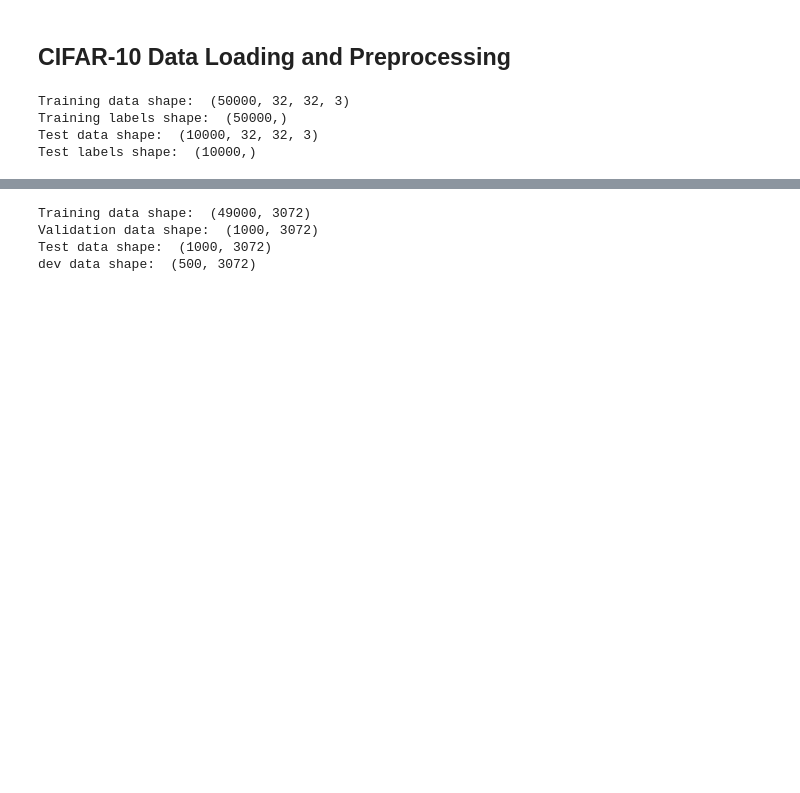
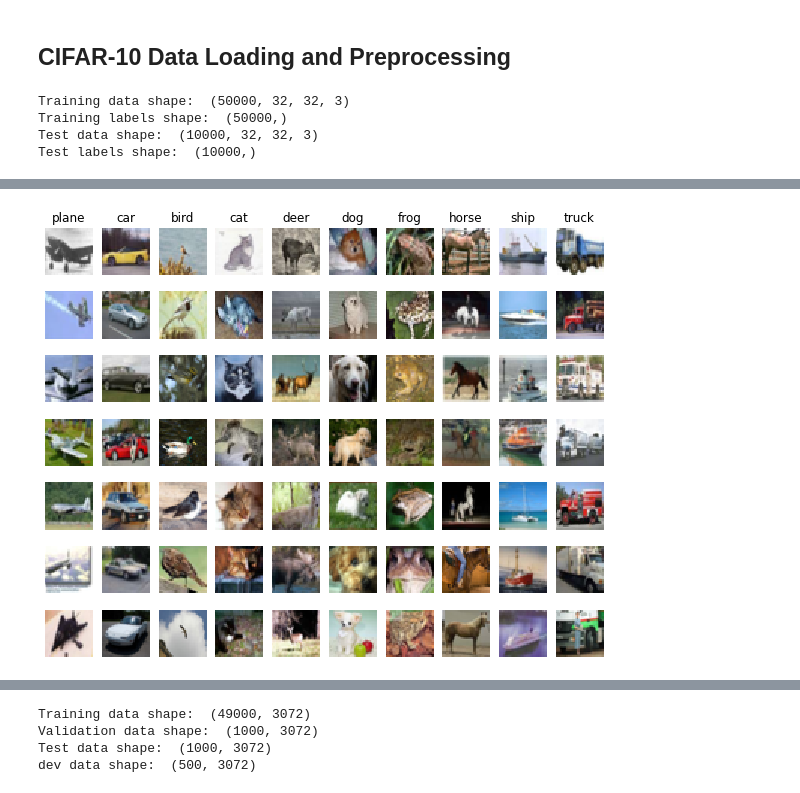
Before and after one commit to Ecalzo/cs231n2017-python3, a Jupyter notebook: svm.ipynb, the cells around one changed output, grey strips where cells are left out. Cells and saved outputs as stored; diff of their text form; code cells hidden in the pictures; blank space fills up the shorter version.

```diff
--- a/svm.ipynb
+++ b/svm.ipynb
@@ -59,11 +62,11 @@ Xi = np.random.randn(3, 3)
 classes = ['plane', 'car', 'bird', 'cat', 'deer', 'dog', 'frog', 'horse', 'ship', 'truck']
 
 # if this is a picture of a dog
-            0.     1       2
-classes = ['dog', 'cat', 'car']
+#             0.     1       2
+# classes = ['dog', 'cat', 'car']
 # we want index 0 to have the max number
-scores =  [13, -7, 11]
-assert np.argmax(scores) == 0
+# scores =  [13, -7, 11]
+# assert np.argmax(scores) == 0
 
 # max(scores) # == 15
 # np.argmax(scores) # == 5
@@ -87,3 +89,4 @@ IndentationError: unexpected indent (<ipython-input-4-ff819653cd29>, line 6)
+[figure, added]
 # %%
 # Split the data into train, val, and test sets. In addition we will
 # create a small development set as a subset of the training data;
```
Also changed, not shown: parts of 10 cells of this notebook, 1 other file.
